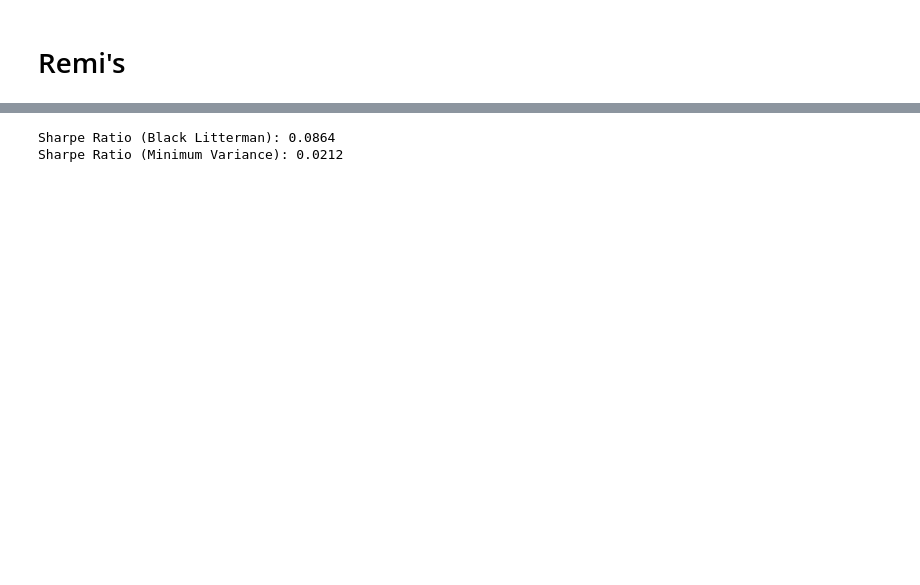
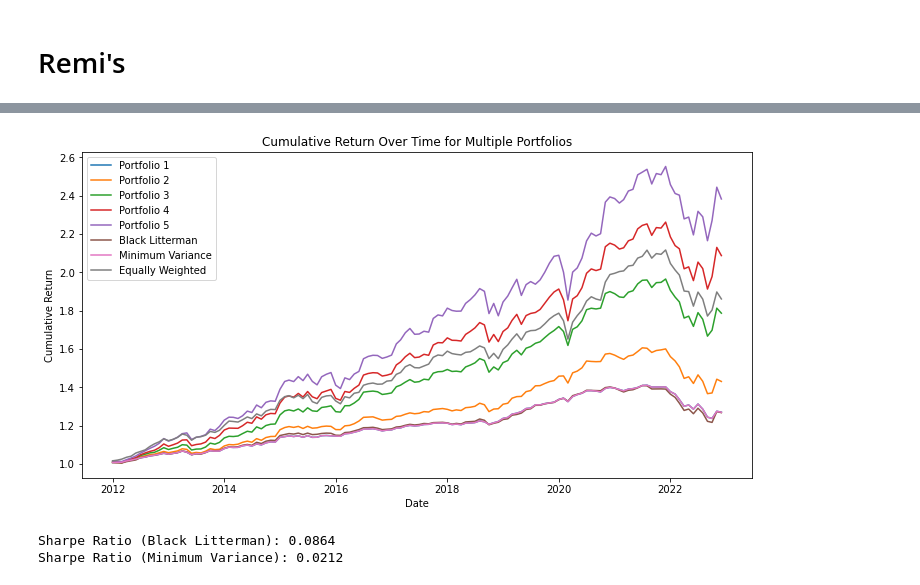
Before and after one commit to remimail/TP-3, a Jupyter notebook: main.ipynb, the cells around one changed output, grey strips where cells are left out. Drawn from its saved outputs; the diff is of its cells as text; code cells hidden in the pictures; blank space fills up the shorter version.

```diff
--- a/main.ipynb
+++ b/main.ipynb
@@ -874,3 +882,32 @@ plt.show()
+# %%
+import pandas as pd
+import matplotlib.pyplot as plt
+
+# Assuming you have seven portfolios: portfolio_returns_1, portfolio_returns_2, ..., portfolio_returns_7
+
+# Convert the 'Date' column to a datetime type for all portfolios
+for portfolio_returns, label in zip(
+        [portfolio_returns_1, portfolio_returns_2, portfolio_returns_3, portfolio_returns_4, portfolio_returns_5, portfolio_returns_bl, portfolio_returns_mv,portfolio_returns_eq_w],
+        ['Portfolio 1', 'Portfolio 2', 'Portfolio 3', 'Portfolio 4', 'Portfolio 5', 'Black Litterman', 'Minimum Variance', 'Equally Weighted']):
+    portfolio_returns['Date'] = pd.to_datetime(portfolio_returns['Date'])
+    portfolio_returns['Cumulative_Return'] = (1 + portfolio_returns['Portfolio_Return']).cumprod()
+
+# Plotting
+plt.figure(figsize=(12, 6))
+
+# Plot cumulative returns for all portfolios
+for i, (portfolio_returns, label) in enumerate(zip(
+        [portfolio_returns_1, portfolio_returns_2, portfolio_returns_3, portfolio_returns_4, portfolio_returns_5, portfolio_returns_bl, portfolio_returns_mv,portfolio_returns_eq_w],
+        ['Portfolio 1', 'Portfolio 2', 'Portfolio 3', 'Portfolio 4', 'Portfolio 5', 'Black Litterman', 'Minimum Variance', 'Equally Weighted'])):
+    plt.plot(portfolio_returns['Date'], portfolio_returns['Cumulative_Return'], label=label)
+
+plt.title('Cumulative Return Over Time for Multiple Portfolios')
+plt.xlabel('Date')
+plt.ylabel('Cumulative Return')
+plt.legend()
+plt.show()
+# %% [output]
+[figure, added]
 # %%
 import pandas as pd
 import numpy as np
```
Also changed, not shown: parts of 18 cells of this notebook, 2 other files.
